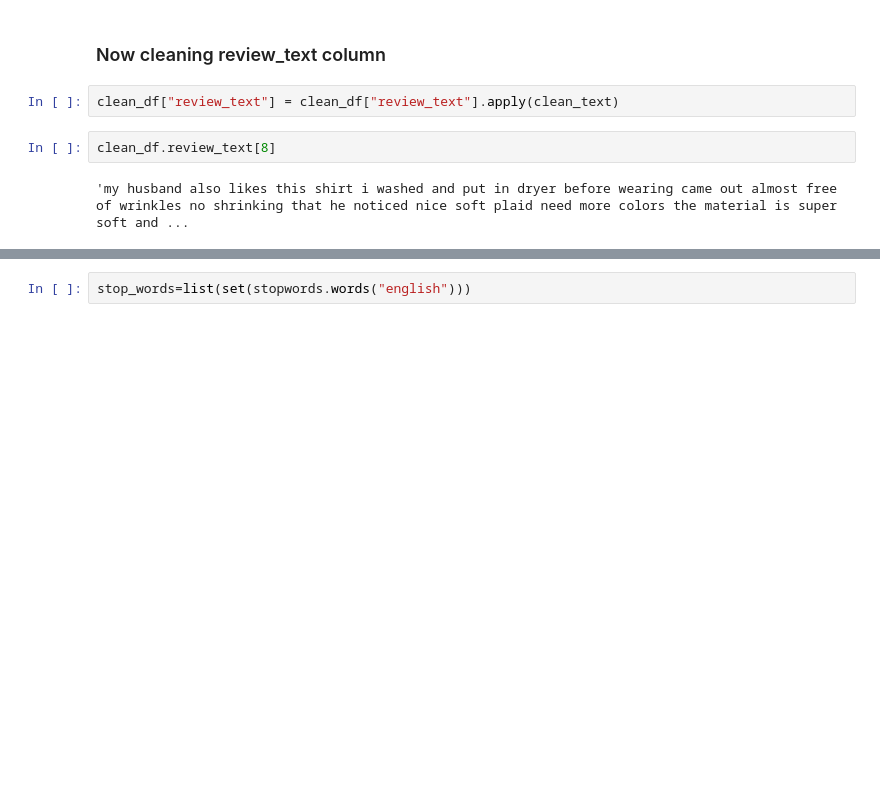
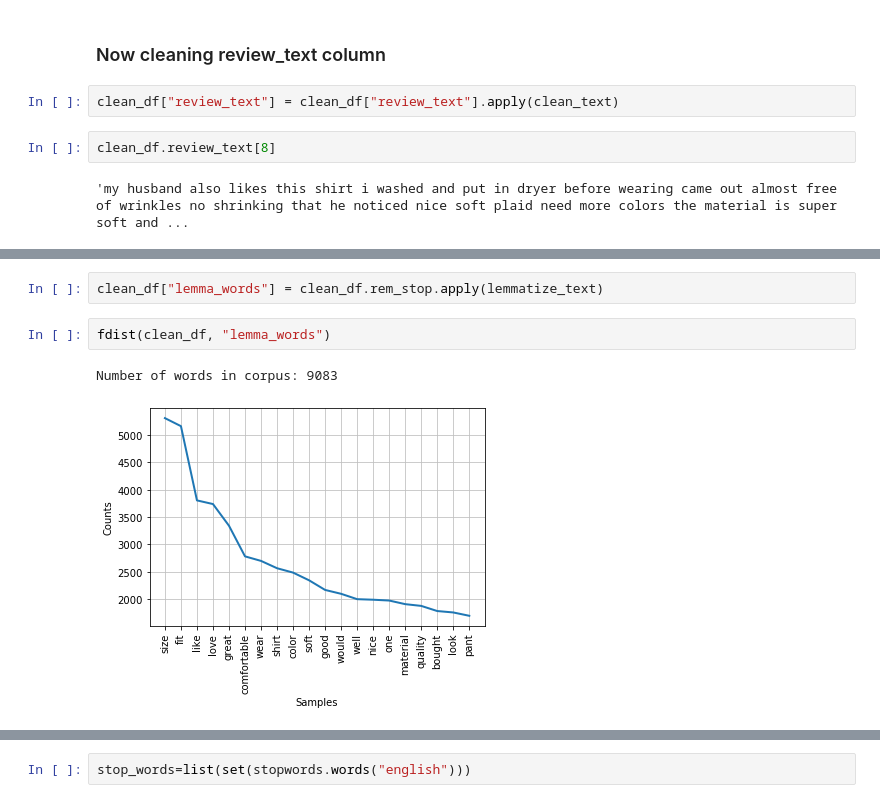
Before and after one commit to dorjeys3/Walmart_proj, a Jupyter notebook: Preprocessing.ipynb, the cells around one changed output, grey strips where cells are left out. Cells and saved outputs as stored; diff of their text form; blank space fills up the shorter version.

```diff
--- a/Preprocessing.ipynb
+++ b/Preprocessing.ipynb
@@ -99,0 +135,7 @@ tokenizer = nltk.tokenize.TweetTokenizer()
+# %%
+clean_df["lemma_words"] = clean_df.rem_stop.apply(lemmatize_text)
+# %%
+fdist(clean_df, "lemma_words")
+# %% [output]
+Number of words in corpus: 9083
+[figure, added]
```
Also changed, not shown: parts of 81 cells of this notebook.
